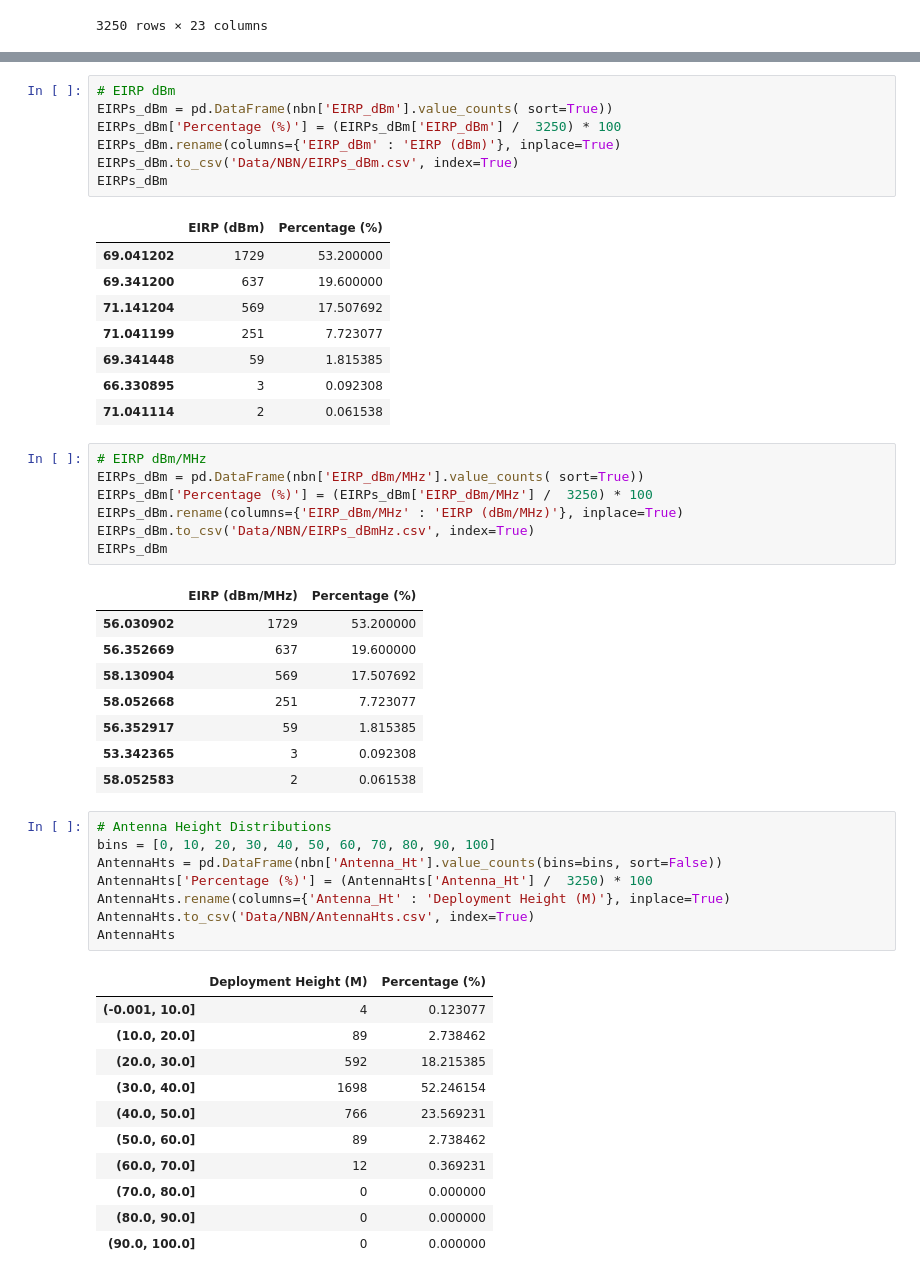
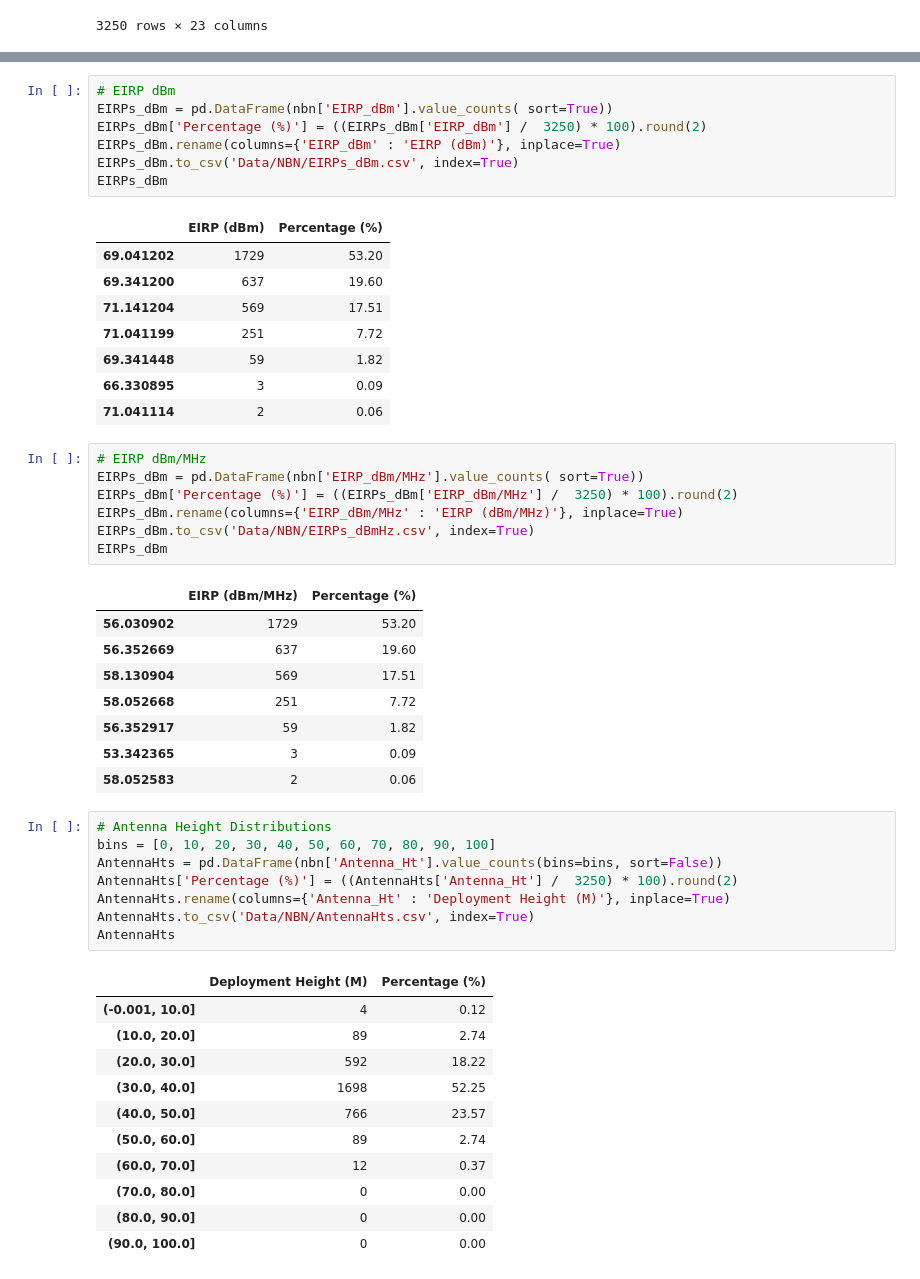
Before and after one commit to navnith-reddy/RAdata, a Jupyter notebook: NBNDataProcessing.ipynb, the cells around one changed output, grey strips where cells are left out. Drawn from its saved outputs; the diff is of its cells as text.

```diff
--- a/NBNDataProcessing.ipynb
+++ b/NBNDataProcessing.ipynb
@@ -210,52 +214,52 @@ EIRPs
 # %%
 # EIRP dBm
 EIRPs_dBm = pd.DataFrame(nbn['EIRP_dBm'].value_counts( sort=True))
-EIRPs_dBm['Percentage (%)'] = (EIRPs_dBm['EIRP_dBm'] /  3250) * 100
+EIRPs_dBm['Percentage (%)'] = ((EIRPs_dBm['EIRP_dBm'] /  3250) * 100).round(2)
 EIRPs_dBm.rename(columns={'EIRP_dBm' : 'EIRP (dBm)'}, inplace=True)
 EIRPs_dBm.to_csv('Data/NBN/EIRPs_dBm.csv', index=True)
 EIRPs_dBm
 # %% [output]
 |  | EIRP (dBm) | Percentage (%) |
-| 69.041202 | 1729 | 53.200000 |
-| 69.341200 | 637 | 19.600000 |
-| 71.141204 | 569 | 17.507692 |
-| 71.041199 | 251 | 7.723077 |
-| 69.341448 | 59 | 1.815385 |
-| 66.330895 | 3 | 0.092308 |
-| 71.041114 | 2 | 0.061538 |
+| 69.041202 | 1729 | 53.20 |
+| 69.341200 | 637 | 19.60 |
+| 71.141204 | 569 | 17.51 |
+| 71.041199 | 251 | 7.72 |
+| 69.341448 | 59 | 1.82 |
+| 66.330895 | 3 | 0.09 |
+| 71.041114 | 2 | 0.06 |
 # %%
 # EIRP dBm/MHz
 EIRPs_dBm = pd.DataFrame(nbn['EIRP_dBm/MHz'].value_counts( sort=True))
-EIRPs_dBm['Percentage (%)'] = (EIRPs_dBm['EIRP_dBm/MHz'] /  3250) * 100
+EIRPs_dBm['Percentage (%)'] = ((EIRPs_dBm['EIRP_dBm/MHz'] /  3250) * 100).round(2)
 EIRPs_dBm.rename(columns={'EIRP_dBm/MHz' : 'EIRP (dBm/MHz)'}, inplace=True)
 EIRPs_dBm.to_csv('Data/NBN/EIRPs_dBmHz.csv', index=True)
 EIRPs_dBm
 # %% [output]
 |  | EIRP (dBm/MHz) | Percentage (%) |
-| 56.030902 | 1729 | 53.200000 |
-| 56.352669 | 637 | 19.600000 |
-| 58.130904 | 569 | 17.507692 |
-| 58.052668 | 251 | 7.723077 |
-| 56.352917 | 59 | 1.815385 |
-| 53.342365 | 3 | 0.092308 |
-| 58.052583 | 2 | 0.061538 |
+| 56.030902 | 1729 | 53.20 |
+| 56.352669 | 637 | 19.60 |
+| 58.130904 | 569 | 17.51 |
+| 58.052668 | 251 | 7.72 |
+| 56.352917 | 59 | 1.82 |
+| 53.342365 | 3 | 0.09 |
+| 58.052583 | 2 | 0.06 |
 # %%
 # Antenna Height Distributions
 bins = [0, 10, 20, 30, 40, 50, 60, 70, 80, 90, 100]
 AntennaHts = pd.DataFrame(nbn['Antenna_Ht'].value_counts(bins=bins, sort=False))
-AntennaHts['Percentage (%)'] = (AntennaHts['Antenna_Ht'] /  3250) * 100
+AntennaHts['Percentage (%)'] = ((AntennaHts['Antenna_Ht'] /  3250) * 100).round(2)
 AntennaHts.rename(columns={'Antenna_Ht' : 'Deployment Height (M)'}, inplace=True)
 AntennaHts.to_csv('Data/NBN/AntennaHts.csv', index=True)
 AntennaHts
 # %% [output]
 |  | Deployment Height (M) | Percentage (%) |
-| (-0.001, 10.0] | 4 | 0.123077 |
-| (10.0, 20.0] | 89 | 2.738462 |
-| (20.0, 30.0] | 592 | 18.215385 |
-| (30.0, 40.0] | 1698 | 52.246154 |
-| (40.0, 50.0] | 766 | 23.569231 |
-| (50.0, 60.0] | 89 | 2.738462 |
-| (60.0, 70.0] | 12 | 0.369231 |
-| (70.0, 80.0] | 0 | 0.000000 |
-| (80.0, 90.0] | 0 | 0.000000 |
-| (90.0, 100.0] | 0 | 0.000000 |
+| (-0.001, 10.0] | 4 | 0.12 |
+| (10.0, 20.0] | 89 | 2.74 |
+| (20.0, 30.0] | 592 | 18.22 |
+| (30.0, 40.0] | 1698 | 52.25 |
+| (40.0, 50.0] | 766 | 23.57 |
+| (50.0, 60.0] | 89 | 2.74 |
+| (60.0, 70.0] | 12 | 0.37 |
+| (70.0, 80.0] | 0 | 0.00 |
+| (80.0, 90.0] | 0 | 0.00 |
+| (90.0, 100.0] | 0 | 0.00 |
```
Also changed, not shown: parts of 8 cells of this notebook, 12 other files.
